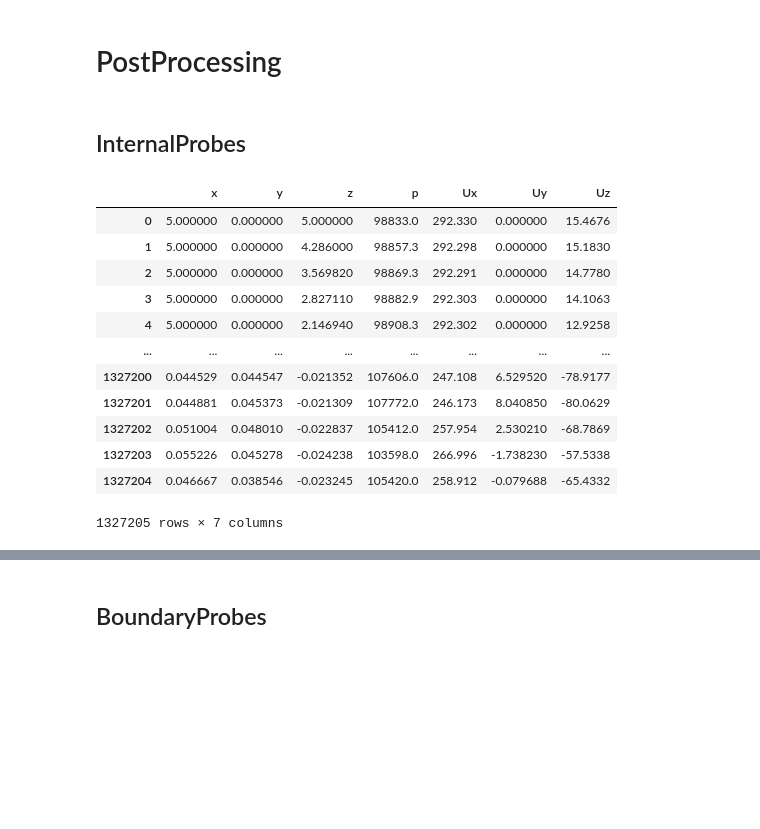
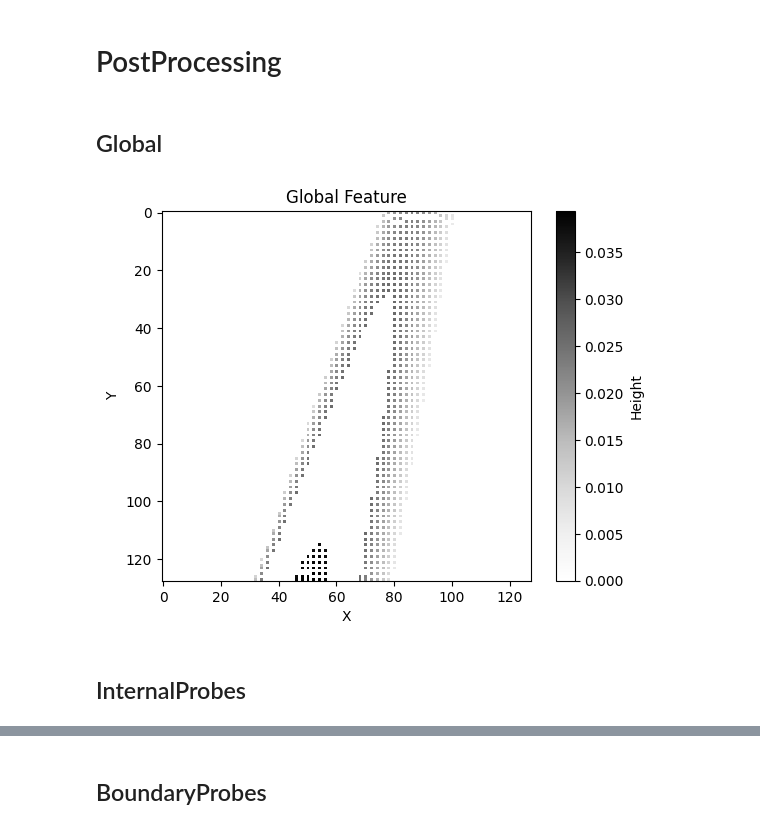
Before and after one commit to PGGO26/M6_HiSa, a Jupyter notebook: plot.ipynb, the cells around one changed output, grey strips where cells are left out. Drawn from its saved outputs; the diff is of its cells as text; code cells hidden in the pictures; blank space fills up the shorter version.

```diff
--- a/plot.ipynb
+++ b/plot.ipynb
@@ -25,26 +25,34 @@ print(f'Write the surface points in {write_path} file.')
 Write the surface points in system/include/AIP file.
 # %% [markdown]
 # PostProcessing
+# %% [markdown]
+## Global
+# %%
+import numpy as np
+import pandas as pd
+file_path = 'postProcessing/boundaryProbes/1200/points.xy'
+postProcessing_content = pd.read_csv(file_path, delimiter='\s+', skiprows=1, header=None, names=['x','y','z','p'])
+upper = postProcessing_content[(postProcessing_content['z'] >= 0.)]
+x = upper['x']
+y = upper['y']
+z = upper['z']
+normalized_x = (x + 0.5) / 2
+normalized_y = y / 1.1963
+res = 64
+npOutput = np.zeros((res,res))
+npOutput[(normalized_x * (res-1)).astype(int), (normalized_y * (res-1)).astype(int)] = z
+field = np.copy(npOutput)
+field = np.flipud(field.transpose())
+
+import matplotlib.pyplot as plt
+plt.imshow(field, cmap='Greys', interpolation='nearest')
+plt.colorbar(label='Height')
+plt.title('Global Feature')
+plt.xlabel('X')
+plt.ylabel('Y')
+plt.show()
+# %% [output]
+[figure, added]
 # %% [markdown]
 ## InternalProbes
-# %%
-import numpy as np
-import pandas as pd
-file_path = 'postProcessing/internalProbes/2000/points.xy'
-postProcessing_content = pd.read_csv(file_path, delimiter='\s+', skiprows=1, header=None, names=['x','y','z','p','Ux','Uy','Uz'])
-postProcessing_content
-# %% [output]
-|  | x | y | z | p | Ux | Uy | Uz |
-| 0 | 5.000000 | 0.000000 | 5.000000 | 98833.0 | 292.330 | 0.000000 | 15.4676 |
-| 1 | 5.000000 | 0.000000 | 4.286000 | 98857.3 | 292.298 | 0.000000 | 15.1830 |
-| 2 | 5.000000 | 0.000000 | 3.569820 | 98869.3 | 292.291 | 0.000000 | 14.7780 |
-| 3 | 5.000000 | 0.000000 | 2.827110 | 98882.9 | 292.303 | 0.000000 | 14.1063 |
-| 4 | 5.000000 | 0.000000 | 2.146940 | 98908.3 | 292.302 | 0.000000 | 12.9258 |
-| ... | ... | ... | ... | ... | ... | ... | ... |
-| 1327200 | 0.044529 | 0.044547 | -0.021352 | 107606.0 | 247.108 | 6.529520 | -78.9177 |
-| 1327201 | 0.044881 | 0.045373 | -0.021309 | 107772.0 | 246.173 | 8.040850 | -80.0629 |
-| 1327202 | 0.051004 | 0.048010 | -0.022837 | 105412.0 | 257.954 | 2.530210 | -68.7869 |
-| 1327203 | 0.055226 | 0.045278 | -0.024238 | 103598.0 | 266.996 | -1.738230 | -57.5338 |
-| 1327204 | 0.046667 | 0.038546 | -0.023245 | 105420.0 | 258.912 | -0.079688 | -65.4332 |
-1327205 rows × 7 columns
 # %%
```
Also changed, not shown: parts of 5 cells of this notebook, 1 other file.
